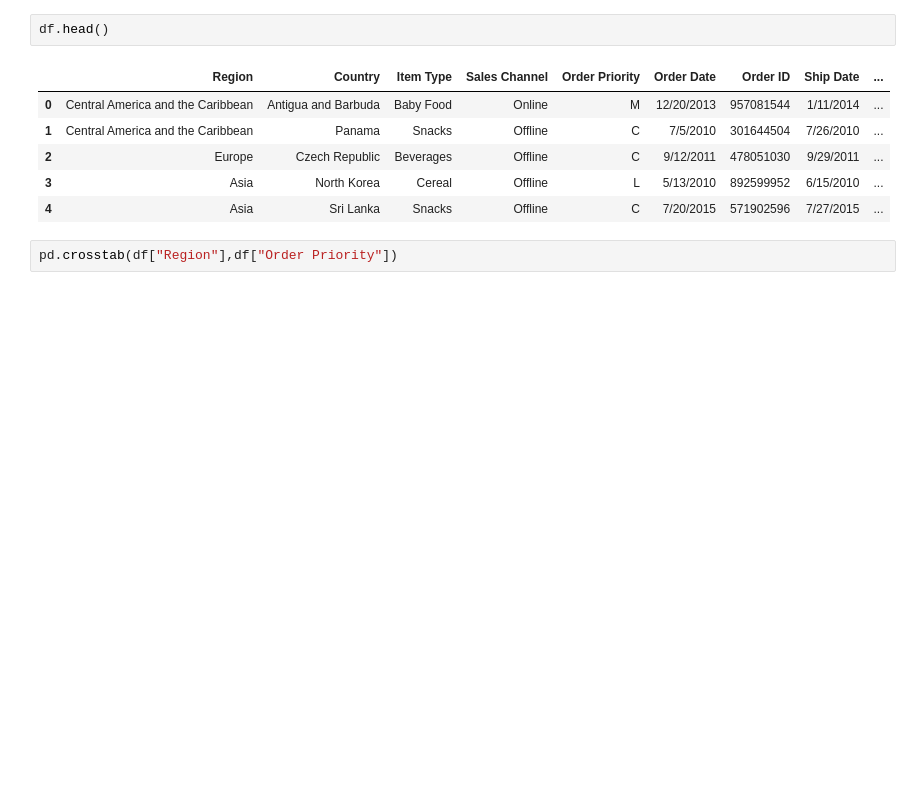
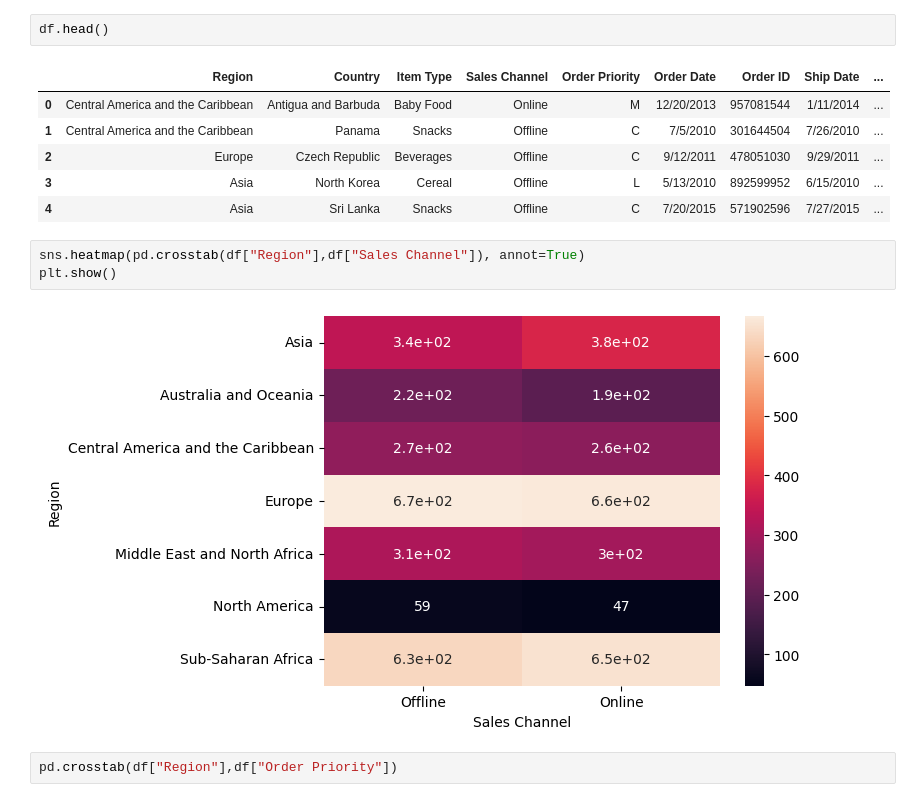
Before and after one commit to biswajit-bellevue/DSC550, a Jupyter notebook: misc.ipynb, the cells around one changed output. Drawn from its saved outputs; the diff is of its cells as text; blank space fills up the shorter version.

```diff
--- a/misc.ipynb
+++ b/misc.ipynb
@@ -13,6 +13,11 @@ df.head()
 | 2 | Europe | Czech Republic | Beverages | Offline | C | 9/12/2011 | 478051030 | 9/29/2011 | ... |
 | 3 | Asia | North Korea | Cereal | Offline | L | 5/13/2010 | 892599952 | 6/15/2010 | ... |
 | 4 | Asia | Sri Lanka | Snacks | Offline | C | 7/20/2015 | 571902596 | 7/27/2015 | ... |
+# %%
+sns.heatmap(pd.crosstab(df["Region"],df["Sales Channel"]), annot=True)
+plt.show()
+# %% [output]
+[figure, added]
 # %%
 pd.crosstab(df["Region"],df["Order Priority"])
 # %% [output]
```
Also changed, not shown: parts of 14 cells of this notebook, 3 other files.
